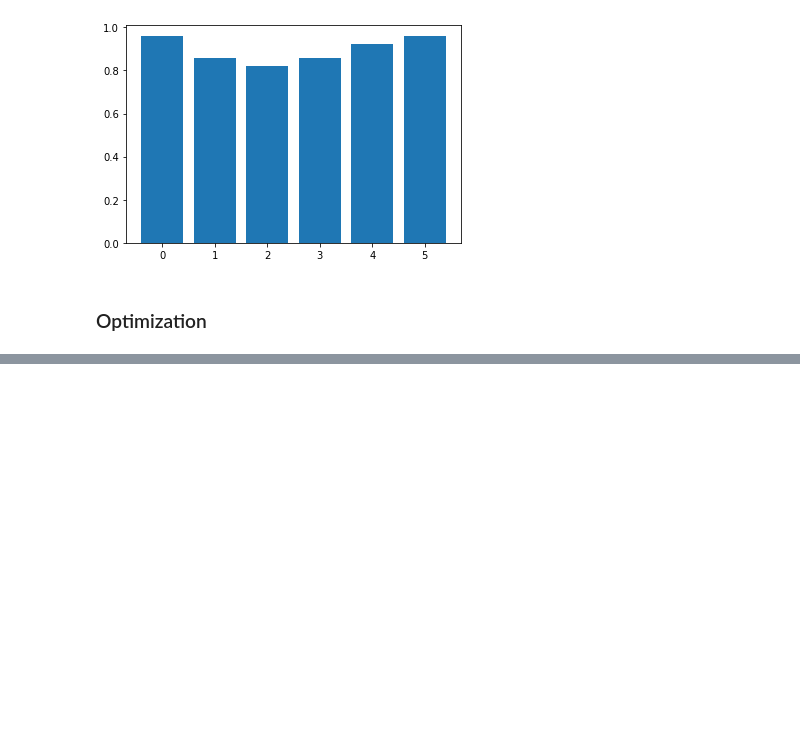
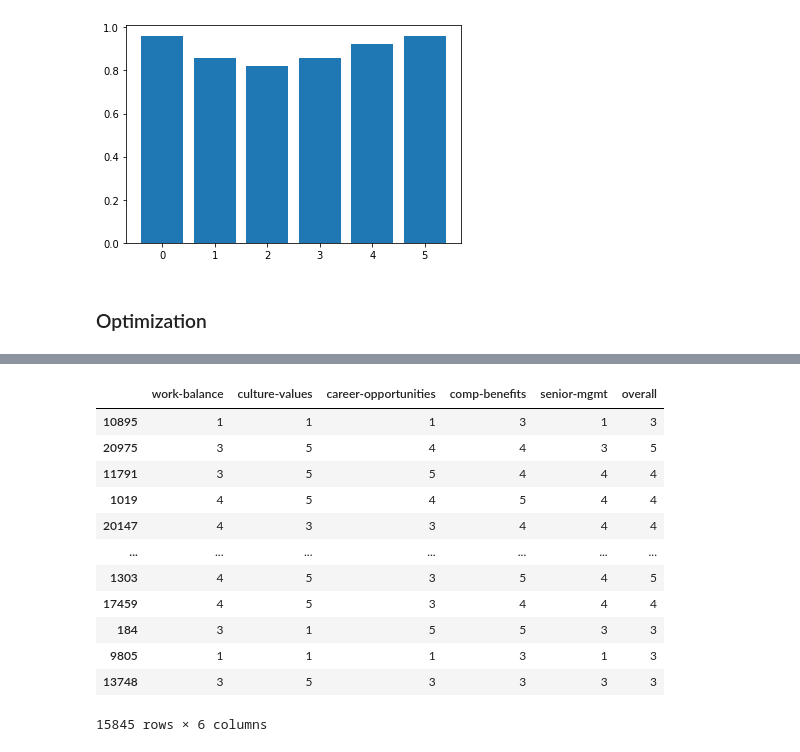
Before and after one commit to theresa-sporn/WorkforceSentimentMonitoring, a Jupyter notebook: notebooks/alvaro_model_prototype.ipynb, the cells around one changed output, grey strips where cells are left out. Cells and saved outputs as stored; diff of their text form; code cells hidden in the pictures; blank space fills up the shorter version.

```diff
--- a/notebooks/alvaro_model_prototype.ipynb
+++ b/notebooks/alvaro_model_prototype.ipynb
@@ -325,0 +427,16 @@ df.head()
+# %%
+y_tmp
+# %% [output]
+|  | work-balance | culture-values | career-opportunities | comp-benefits | senior-mgmt | overall |
+| 10895 | 1 | 1 | 1 | 3 | 1 | 3 |
+| 20975 | 3 | 5 | 4 | 4 | 3 | 5 |
+| 11791 | 3 | 5 | 5 | 4 | 4 | 4 |
+| 1019 | 4 | 5 | 4 | 5 | 4 | 4 |
+| 20147 | 4 | 3 | 3 | 4 | 4 | 4 |
+| ... | ... | ... | ... | ... | ... | ... |
+| 1303 | 4 | 5 | 3 | 5 | 4 | 5 |
+| 17459 | 4 | 5 | 3 | 4 | 4 | 4 |
+| 184 | 3 | 1 | 5 | 5 | 3 | 3 |
+| 9805 | 1 | 1 | 1 | 3 | 1 | 3 |
+| 13748 | 3 | 5 | 3 | 3 | 3 | 3 |
+15845 rows × 6 columns
```
Also changed, not shown: parts of 20 cells of this notebook.
